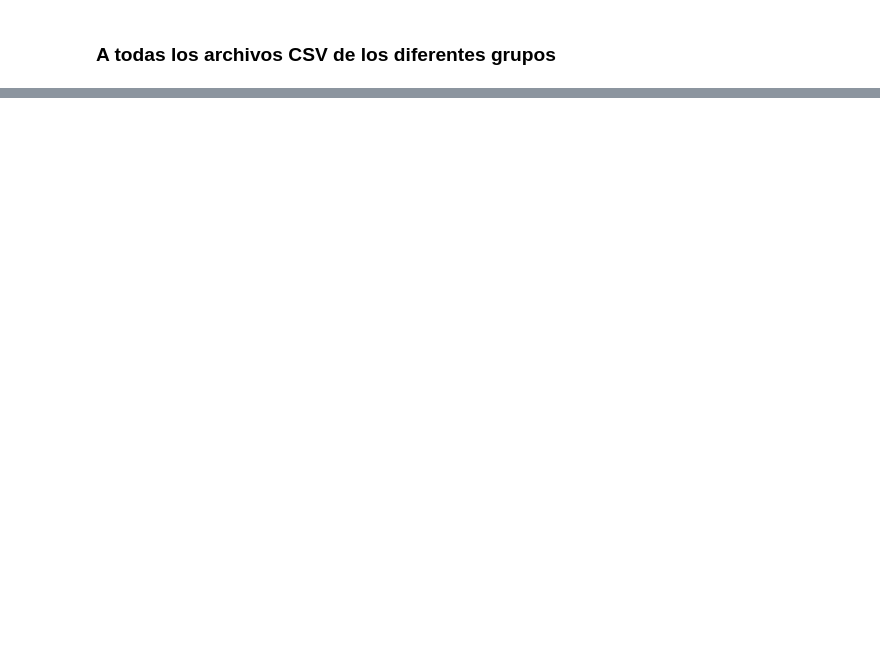
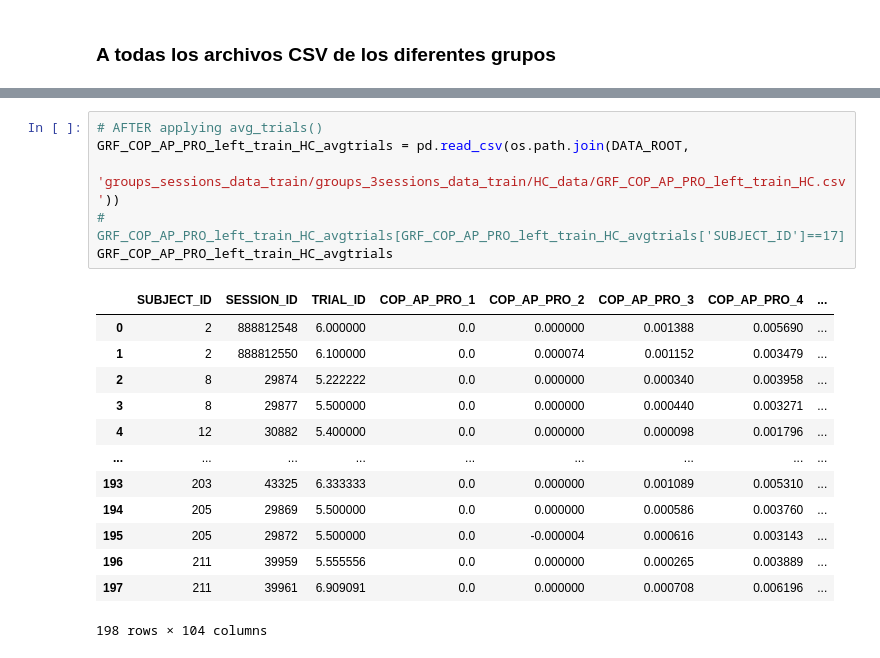
Before and after one commit to bernatsort/Therapy-Progress-Gait-Prediction, a Jupyter notebook: code.ipynb, the cells around one changed output, grey strips where cells are left out. Saved outputs shown, nothing was run; the diff lists cells and outputs as text; blank space fills up the shorter version.

Commit message:
mean value for trials in each session for each pat

```diff
--- a/code.ipynb
+++ b/code.ipynb
@@ -1479,0 +1549,20 @@ def avg_trials(group_folder_name: str) -> None:
+# %%
+# AFTER applying avg_trials()
+GRF_COP_AP_PRO_left_train_HC_avgtrials = pd.read_csv(os.path.join(DATA_ROOT,
+                                                                'groups_sessions_data_train/groups_3sessions_data_train/HC_data/GRF_COP_AP_PRO_left_train_HC.csv'))
+# GRF_COP_AP_PRO_left_train_HC_avgtrials[GRF_COP_AP_PRO_left_train_HC_avgtrials['SUBJECT_ID']==17]
+GRF_COP_AP_PRO_left_train_HC_avgtrials
+# %% [output]
+|  | SUBJECT_ID | SESSION_ID | TRIAL_ID | COP_AP_PRO_1 | COP_AP_PRO_2 | COP_AP_PRO_3 | COP_AP_PRO_4 | ... |
+| 0 | 2 | 888812548 | 6.000000 | 0.0 | 0.000000 | 0.001388 | 0.005690 | ... |
+| 1 | 2 | 888812550 | 6.100000 | 0.0 | 0.000074 | 0.001152 | 0.003479 | ... |
+| 2 | 8 | 29874 | 5.222222 | 0.0 | 0.000000 | 0.000340 | 0.003958 | ... |
+| 3 | 8 | 29877 | 5.500000 | 0.0 | 0.000000 | 0.000440 | 0.003271 | ... |
+| 4 | 12 | 30882 | 5.400000 | 0.0 | 0.000000 | 0.000098 | 0.001796 | ... |
+| ... | ... | ... | ... | ... | ... | ... | ... | ... |
+| 193 | 203 | 43325 | 6.333333 | 0.0 | 0.000000 | 0.001089 | 0.005310 | ... |
+| 194 | 205 | 29869 | 5.500000 | 0.0 | 0.000000 | 0.000586 | 0.003760 | ... |
+| 195 | 205 | 29872 | 5.500000 | 0.0 | -0.000004 | 0.000616 | 0.003143 | ... |
+| 196 | 211 | 39959 | 5.555556 | 0.0 | 0.000000 | 0.000265 | 0.003889 | ... |
+| 197 | 211 | 39961 | 6.909091 | 0.0 | 0.000000 | 0.000708 | 0.006196 | ... |
+198 rows × 104 columns
```
Also changed, not shown: parts of 10 cells of this notebook.
